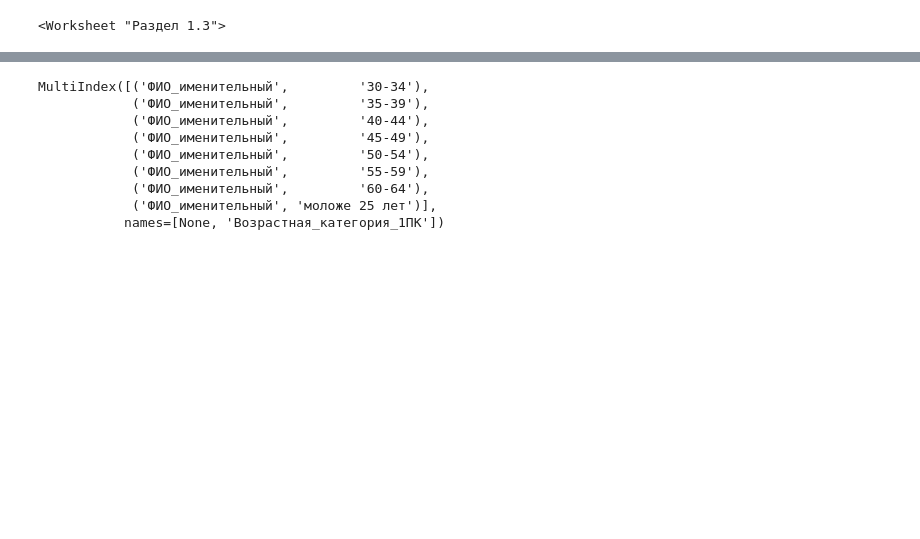
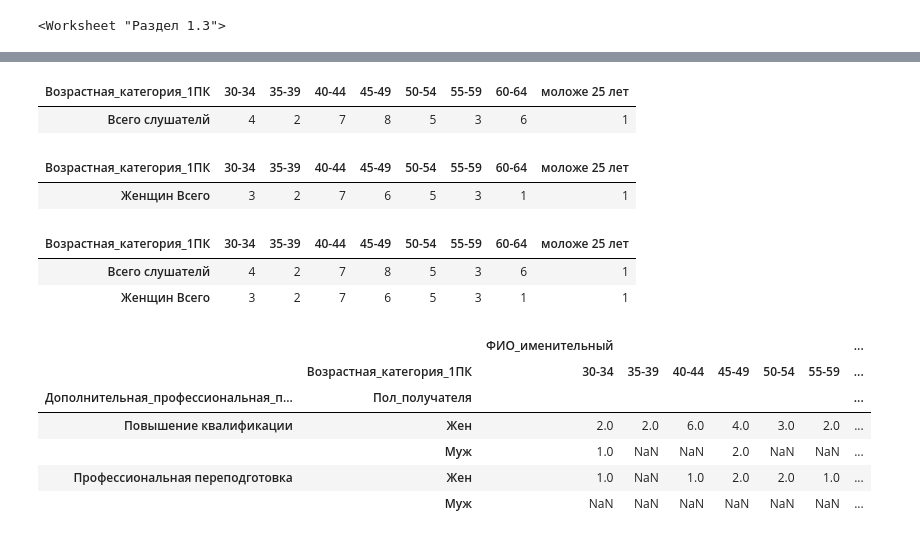
Before and after one commit to t0r1n88/Lindy, a Jupyter notebook: report_1PK.ipynb, the cells around one changed output, grey strips where cells are left out. Drawn from its saved outputs; the diff is of its cells as text; code cells hidden in the pictures; blank space fills up the shorter version.

```diff
--- a/report_1PK.ipynb
+++ b/report_1PK.ipynb
@@ -139,0 +163,5 @@ wb.save('Раздел 1.3.xlsx')
+# %%
+df_2_4_all
+# %% [output]
+| Возрастная_категория_1ПК | 30-34 | 35-39 | 40-44 | 45-49 | 50-54 | 55-59 | 60-64 | моложе 25 лет |
+| Всего слушателй | 4 | 2 | 7 | 8 | 5 | 3 | 6 | 1 |
@@ -139,0 +171,5 @@ wb.save('Раздел 1.3.xlsx')
+# %%
+df_2_4_women
+# %% [output]
+| Возрастная_категория_1ПК | 30-34 | 35-39 | 40-44 | 45-49 | 50-54 | 55-59 | 60-64 | моложе 25 лет |
+| Женщин Всего | 3 | 2 | 7 | 6 | 5 | 3 | 1 | 1 |
@@ -140,17 +178,21 @@ wb.save('Раздел 1.3.xlsx')
+# %%
+df_2_4_all
+# %% [output]
+| Возрастная_категория_1ПК | 30-34 | 35-39 | 40-44 | 45-49 | 50-54 | 55-59 | 60-64 | моложе 25 лет |
+| Всего слушателй | 4 | 2 | 7 | 8 | 5 | 3 | 6 | 1 |
+| Женщин Всего | 3 | 2 | 7 | 6 | 5 | 3 | 1 | 1 |
 # %%
 finish_df2_4=pd.pivot_table(df_dpo,index=['Дополнительная_профессиональная_программа_повышение_квалификации_профессиональная_переподготовка','Пол_получателя'],
               columns=['Возрастная_категория_1ПК'],
                values=['ФИО_именительный'],
               aggfunc='count')
 # %%
-finish_df2_4.columns
+finish_df2_4
 # %% [output]
-MultiIndex([('ФИО_именительный',         '30-34'),
-            ('ФИО_именительный',         '35-39'),
-            ('ФИО_именительный',         '40-44'),
-            ('ФИО_именительный',         '45-49'),
-            ('ФИО_именительный',         '50-54'),
-            ('ФИО_именительный',         '55-59'),
-            ('ФИО_именительный',         '60-64'),
-            ('ФИО_именительный', 'моложе 25 лет')],
-           names=[None, 'Возрастная_категория_1ПК'])
+|  |  | ФИО_именительный |  |  |  |  |  | ... |
+|  | Возрастная_категория_1ПК | 30-34 | 35-39 | 40-44 | 45-49 | 50-54 | 55-59 | ... |
+| Дополнительная_профессиональная_п... | Пол_получателя |  |  |  |  |  |  | ... |
+| Повышение квалификации | Жен | 2.0 | 2.0 | 6.0 | 4.0 | 3.0 | 2.0 | ... |
+|  | Муж | 1.0 | NaN | NaN | 2.0 | NaN | NaN | ... |
+| Профессиональная переподготовка | Жен | 1.0 | NaN | 1.0 | 2.0 | 2.0 | 1.0 | ... |
+|  | Муж | NaN | NaN | NaN | NaN | NaN | NaN | ... |
```
Also changed, not shown: parts of 13 cells of this notebook.
